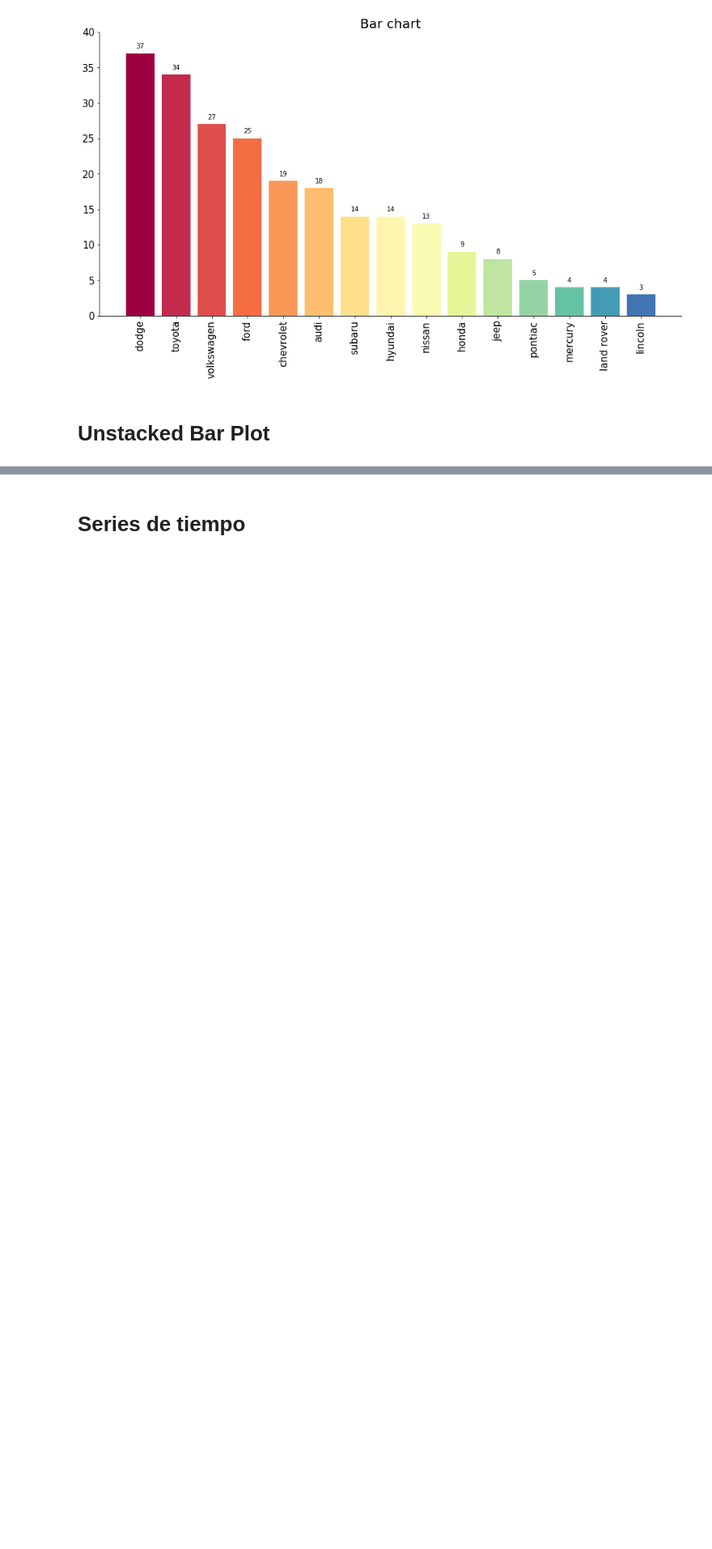
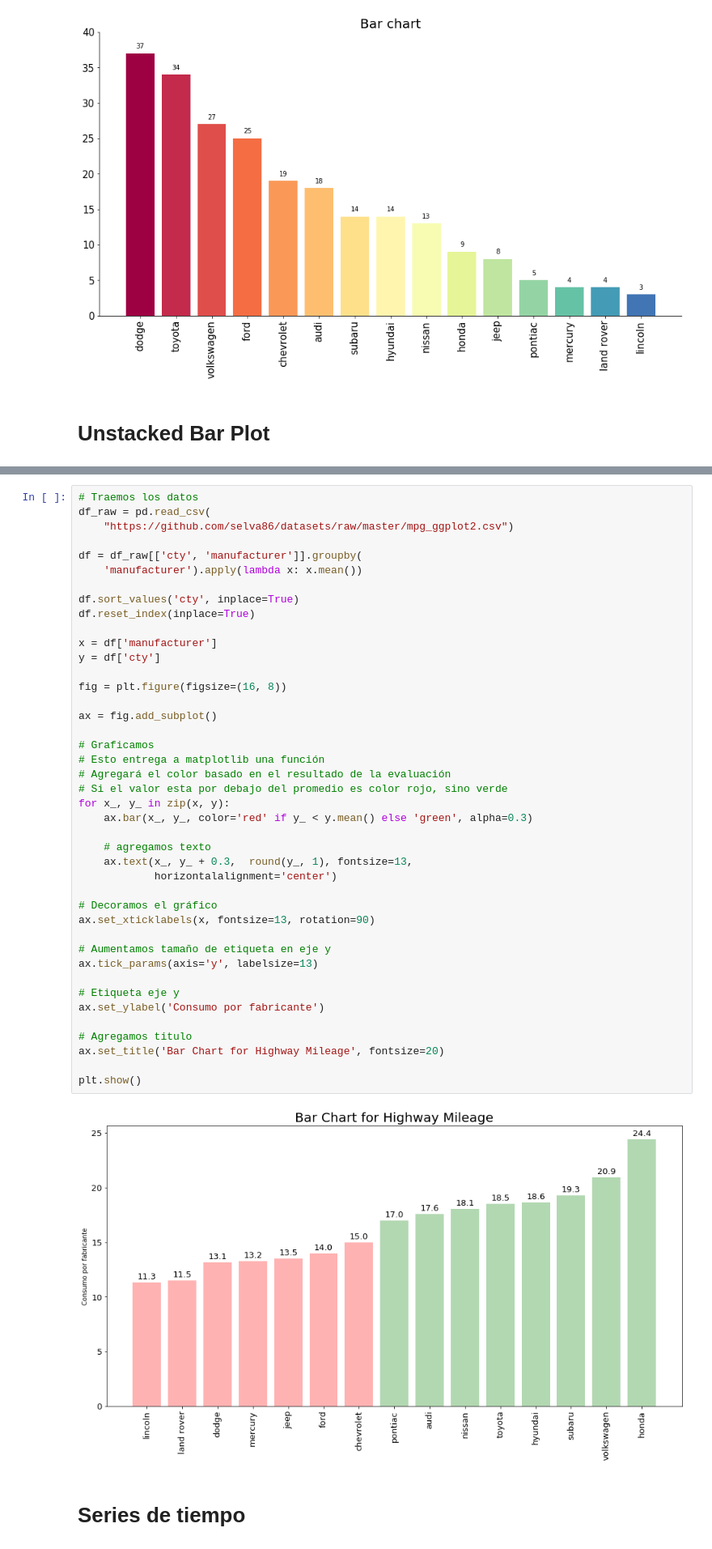
Before and after one commit to adolfoam93/Python-Plotting-Master, a Jupyter notebook: Matplotlib master notebook.ipynb, the cells around one changed output, grey strips where cells are left out. Shown at 81% size. Cells and saved outputs as stored; diff of their text form; blank space fills up the shorter version.

```diff
--- a/Matplotlib master notebook.ipynb
+++ b/Matplotlib master notebook.ipynb
@@ -806,3 +781,47 @@ ax.legend(fontsize = 10, frameon = False, loc = 'best')
+# %%
+# Traemos los datos
+df_raw = pd.read_csv(
+    "https://github.com/selva86/datasets/raw/master/mpg_ggplot2.csv")
+
+df = df_raw[['cty', 'manufacturer']].groupby(
+    'manufacturer').apply(lambda x: x.mean())
+
+df.sort_values('cty', inplace=True)
+df.reset_index(inplace=True)
+
+x = df['manufacturer']
+y = df['cty']
+
+fig = plt.figure(figsize=(16, 8))
+
+ax = fig.add_subplot()
+
+# Graficamos
+# Esto entrega a matplotlib una función
+# Agregará el color basado en el resultado de la evaluación
+# Si el valor esta por debajo del promedio es color rojo, sino verde
+for x_, y_ in zip(x, y):
+    ax.bar(x_, y_, color='red' if y_ < y.mean() else 'green', alpha=0.3)
+
+    # agregamos texto
+    ax.text(x_, y_ + 0.3,  round(y_, 1), fontsize=13,
+            horizontalalignment='center')
+
+# Decoramos el gráfico
+ax.set_xticklabels(x, fontsize=13, rotation=90)
+
+# Aumentamos tamaño de etiqueta en eje y
+ax.tick_params(axis='y', labelsize=13)
+
+# Etiqueta eje y
+ax.set_ylabel('Consumo por fabricante')
+
+# Agregamos titulo
+ax.set_title('Bar Chart for Highway Mileage', fontsize=20)
+
+plt.show()
+# %% [output]
+[figure, added]
 # %% [markdown]
 # Series de tiempo
 # %% [markdown]
```
Also changed, not shown: parts of 25 cells of this notebook.
